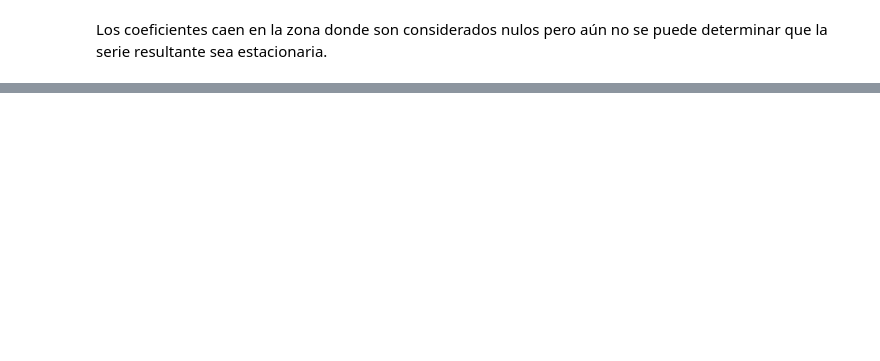
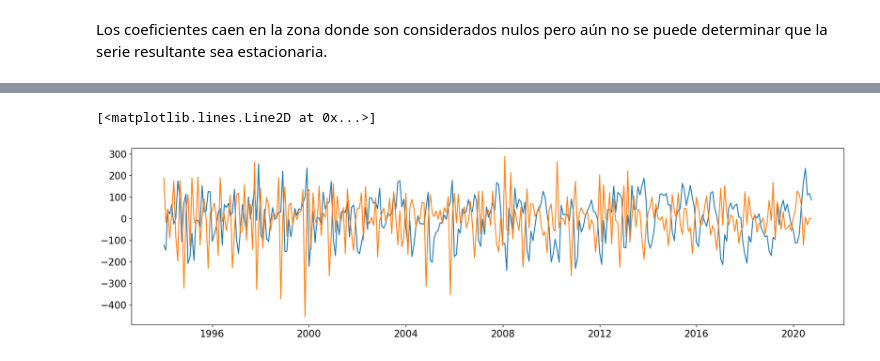
Before and after one commit to sergio2pi/CEIA-FIUBA_ST, a Jupyter notebook: trabajo_integrador/series_temporales.ipynb, the cells around one changed output, grey strips where cells are left out. Cells and saved outputs as stored; diff of their text form; code cells hidden in the pictures; blank space fills up the shorter version.

```diff
--- a/trabajo_integrador/series_temporales.ipynb
+++ b/trabajo_integrador/series_temporales.ipynb
@@ -345,0 +353,18 @@ Los coeficientes caen en la zona donde son considerados nulos pero aún no se pu
+# %%
+from statsmodels.tsa.stattools import adfuller, kpss
+serie = residuo
+time = dataset['indice_tiempo']
+
+
+dftest = adfuller(serie)
+dfoutput = pd.Series(
+    dftest[0:4],
+    index=["Estadístico",
+        "p-valor",
+        "# Lags usados",
+        "# Observaciones usadas",
+    ],
+)
+for key, value in dftest[4].items():
+    dfoutput["Valor del umbral (%s)" % key] = value
+print(dfoutput)
@@ -345,0 +385,8 @@ Los coeficientes caen en la zona donde son considerados nulos pero aún no se pu
+# %%
+kpsstest = kpss(serie)
+kpss_output = pd.Series(
+    kpsstest[0:3], index=["Estadístico", "p-valor", "Lags usados"]
+)
+for key, value in kpsstest[3].items():
+    kpss_output["Valor del umbrarl (%s)" % key] = value
+print(kpss_output)
@@ -345,0 +414,14 @@ Los coeficientes caen en la zona donde son considerados nulos pero aún no se pu
+# %%
+diff = list()
+for i in range(2, len(serie)):
+	value = serie[i] - serie[i - 1]
+	diff.append(value)
+diff.append(0)
+diff.append(0)
+
+plt.figure(figsize=(20, 5))
+plt.plot(time, serie, label='Observación')
+plt.plot(time, diff, label='Serie Diferenciada')
+# %% [output]
+[<matplotlib.lines.Line2D at 0x...>]
+[figure, added]
```
Also changed, not shown: parts of 18 cells of this notebook.
